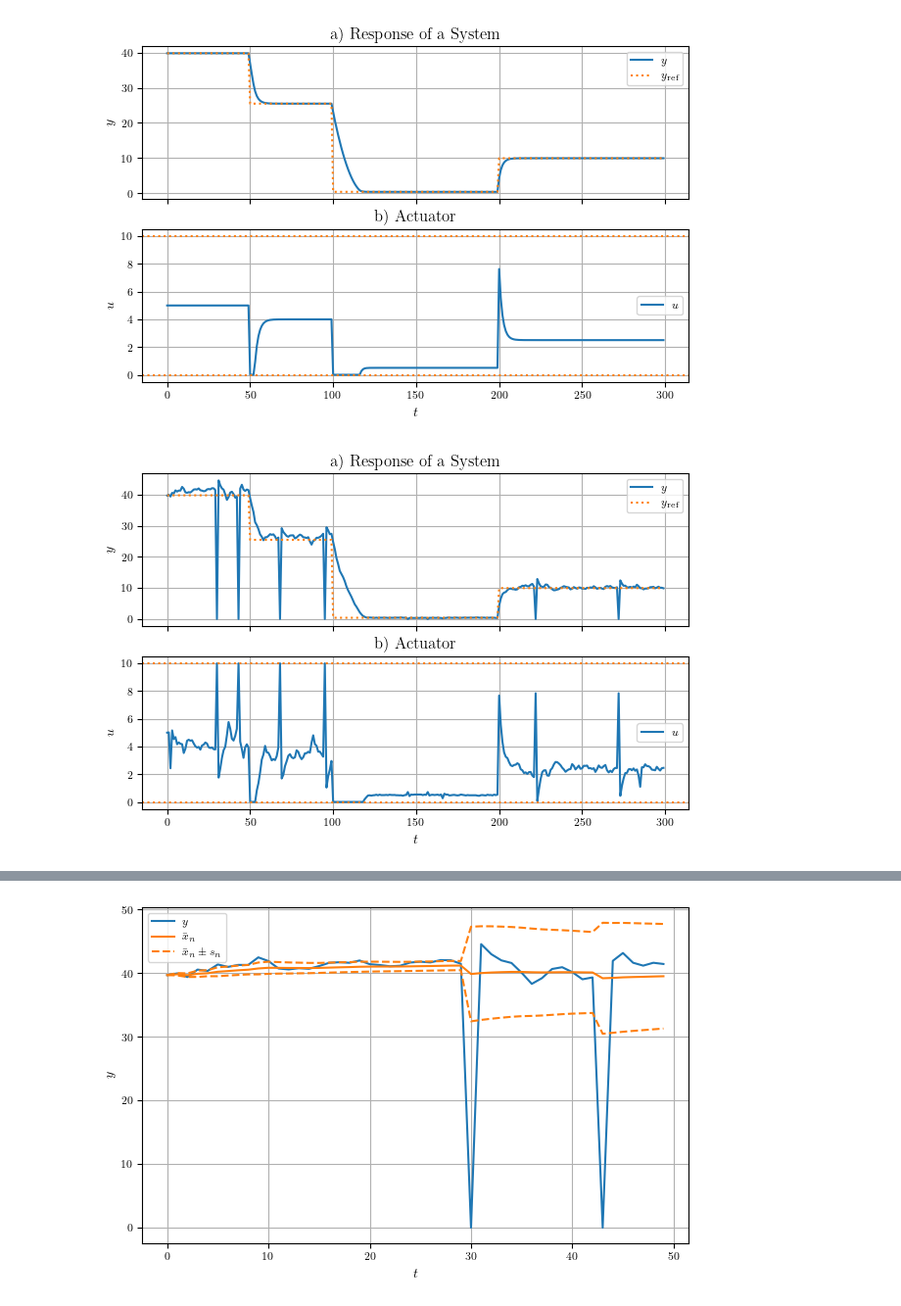
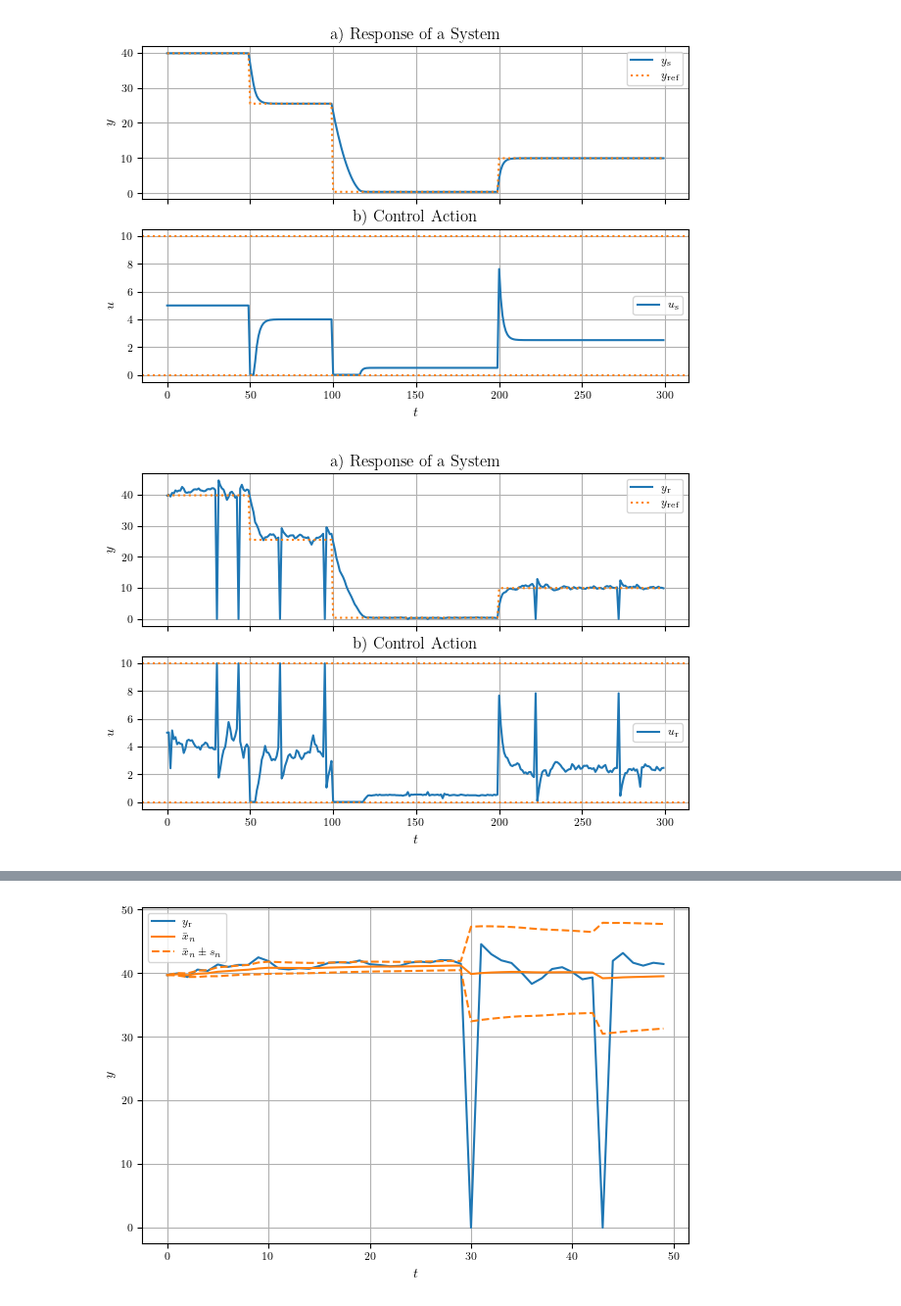
Before and after one commit to MarekWadinger/adaptive-interpretable-ad, a Jupyter notebook: ilustrate/ilustrator.ipynb, the cells around one changed output, grey strips where cells are left out. Shown at 98% size. Cells and saved outputs as stored; diff of their text form; code cells hidden in the pictures.

```diff
--- a/ilustrate/ilustrator.ipynb
+++ b/ilustrate/ilustrator.ipynb
@@ -172,37 +172,37 @@ import random
 random.seed(40)
 def system(t, x, u):
   h1, h2 = x
   q0 = u
 
   dh1_dt = q0/F1 - k11/F1 * np.sqrt(h1-h2)
   dh2_dt = k11/F2 * np.sqrt(h1-h2) - k22/F2 * np.sqrt(h2)
 
   return [dh1_dt, dh2_dt]
 
 q0_max = 10
 q0_min = 0
 t_out, y_ref, y_out_s, u_out_s, labels = simulate(system, sim_time=300, faults=False)
 
 fig, axs = plt.subplots(nrows=2, ncols=1, figsize=set_size(subplots=(1,1)), sharex=True)
-axs[0].plot(t_out, y_out_s[:,0], label='$y$')
+axs[0].plot(t_out, y_out_s[:,0], label=r'$y_{\mathrm{s}}$')
 axs[0].plot(t_out, y_ref[:,0], label=r'$y_{\mathrm{ref}}$', linestyle=":")
 axs[0].set_ylabel('$y$')
 axs[0].set_title('a) Response of a System')
 axs[0].legend()
 
-axs[1].plot(t_out, u_out_s, label='$u$')
+axs[1].plot(t_out, u_out_s, label=r'$u_{\mathrm{s}}$')
 color = next(axs[1]._get_lines.prop_cycler)
 axs[1].axhline(q0_max, **color, linestyle=":")
 axs[1].axhline(q0_min, **color, linestyle=":")
 axs[1].set_xlabel('$t$')
 axs[1].set_ylabel('$u$')
-axs[1].set_title('b) Actuator')
+axs[1].set_title('b) Control Action')
 axs[1].legend()
 
 plt.savefig("simulation.pdf")
 plt.show()
 # %% [output]
-[figure, old version]
+[figure, new version]
 # %%
 from scipy.integrate import solve_ivp
 import random
@@ -221,25 +221,25 @@ q0_min = 0
 t_out, y_ref, y_out_r, u_out_r, labels = simulate(system_perturbed, sim_time=300, faults=True)
 
 fig, axs = plt.subplots(nrows=2, ncols=1, figsize=set_size(subplots=(1,1)), sharex=True)
-axs[0].plot(t_out, y_out_r[:,0], label='$y$')
+axs[0].plot(t_out, y_out_r[:,0], label=r'$y_{\mathrm{r}}$')
 axs[0].plot(t_out, y_ref[:,0], label=r'$y_{\mathrm{ref}}$', linestyle=":")
 axs[0].set_ylabel('$y$')
 axs[0].set_title('a) Response of a System')
 axs[0].legend()
 
-axs[1].plot(t_out, u_out_r, label='$u$')
+axs[1].plot(t_out, u_out_r, label=r'$u_{\mathrm{r}}$')
 color = next(axs[1]._get_lines.prop_cycler)
 axs[1].axhline(q0_max, **color, linestyle=":")
 axs[1].axhline(q0_min, **color, linestyle=":")
 axs[1].set_xlabel('$t$')
 axs[1].set_ylabel('$u$')
-axs[1].set_title('b) Actuator')
+axs[1].set_title('b) Control Action')
 axs[1].legend()
 
 plt.savefig("real.pdf")
 plt.show()
 # %% [output]
-[figure, old version]
+[figure, new version]
 # %%
 from scipy.integrate import solve_ivp
 import random
```
Also changed, not shown: parts of 10 cells of this notebook, 14 other files.
